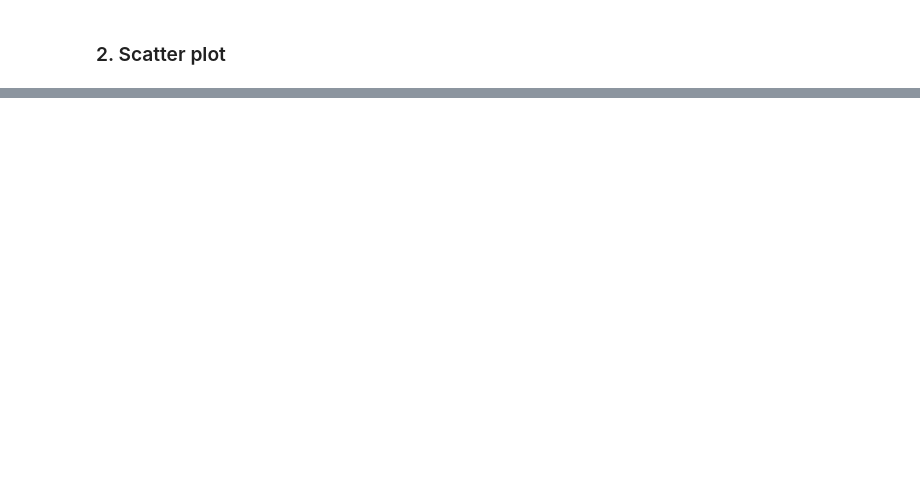
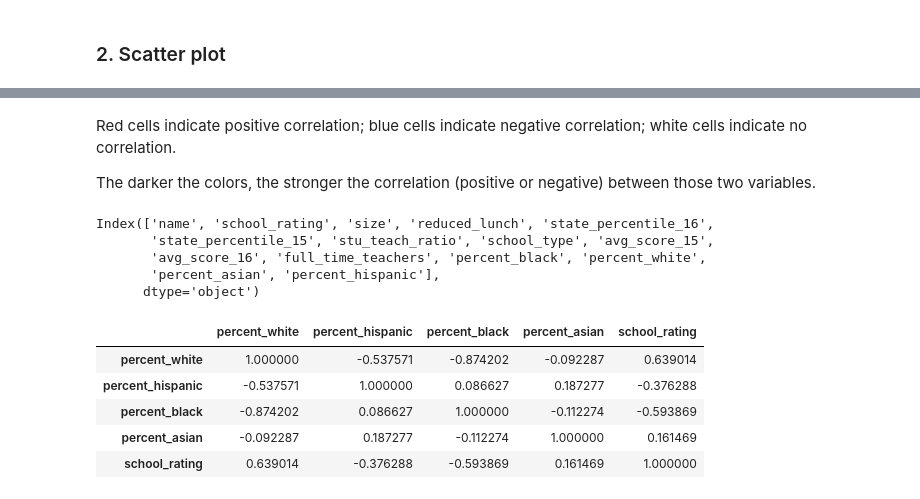
Before and after one commit to Elizabeth-Wainaina/ds-python-techcamp, a Jupyter notebook: panda_descriptive_casestudy.ipynb, the cells around one changed output, grey strips where cells are left out. Cells and saved outputs as stored; diff of their text form; code cells hidden in the pictures; blank space fills up the shorter version.

```diff
--- a/panda_descriptive_casestudy.ipynb
+++ b/panda_descriptive_casestudy.ipynb
@@ -129,0 +158,12 @@ AttributeError: 'DataFrame' object has no attribute 'regplot'
+# %% [markdown]
+Red cells indicate positive correlation; blue cells indicate negative correlation; white cells indicate no correlation.
+
+The darker the colors, the stronger the correlation (positive or negative) between those two variables.
+# %%
+df.columns
+# %% [output]
+Index(['name', 'school_rating', 'size', 'reduced_lunch', 'state_percentile_16',
+       'state_percentile_15', 'stu_teach_ratio', 'school_type', 'avg_score_15',
+       'avg_score_16', 'full_time_teachers', 'percent_black', 'percent_white',
+       'percent_asian', 'percent_hispanic'],
+      dtype='object')
@@ -129,0 +172,10 @@ AttributeError: 'DataFrame' object has no attribute 'regplot'
+# %%
+rc_sr_corr = rc_sr.corr()
+rc_sr_corr
+# %% [output]
+|  | percent_white | percent_hispanic | percent_black | percent_asian | school_rating |
+| percent_white | 1.000000 | -0.537571 | -0.874202 | -0.092287 | 0.639014 |
+| percent_hispanic | -0.537571 | 1.000000 | 0.086627 | 0.187277 | -0.376288 |
+| percent_black | -0.874202 | 0.086627 | 1.000000 | -0.112274 | -0.593869 |
+| percent_asian | -0.092287 | 0.187277 | -0.112274 | 1.000000 | 0.161469 |
+| school_rating | 0.639014 | -0.376288 | -0.593869 | 0.161469 | 1.000000 |
```
Also changed, not shown: parts of 7 cells of this notebook, 6 other files.
